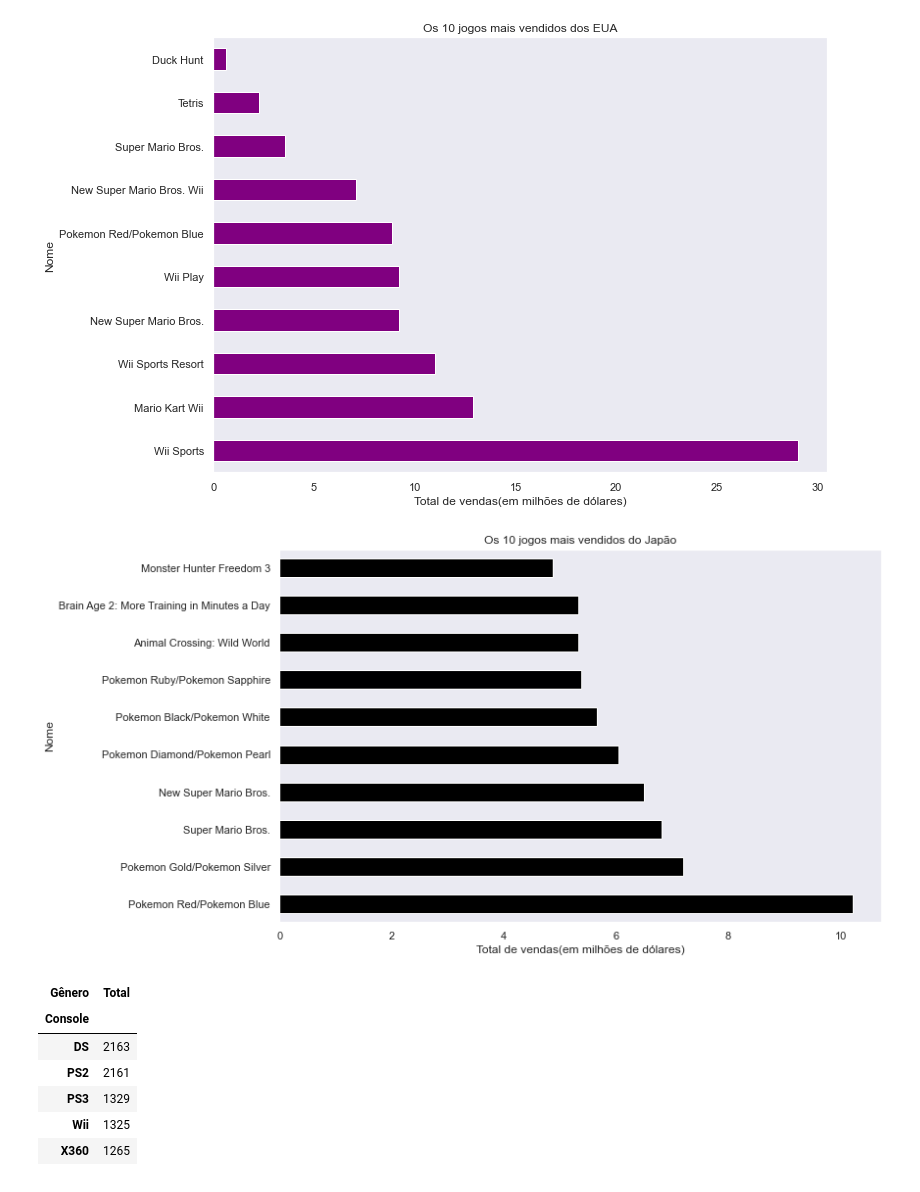
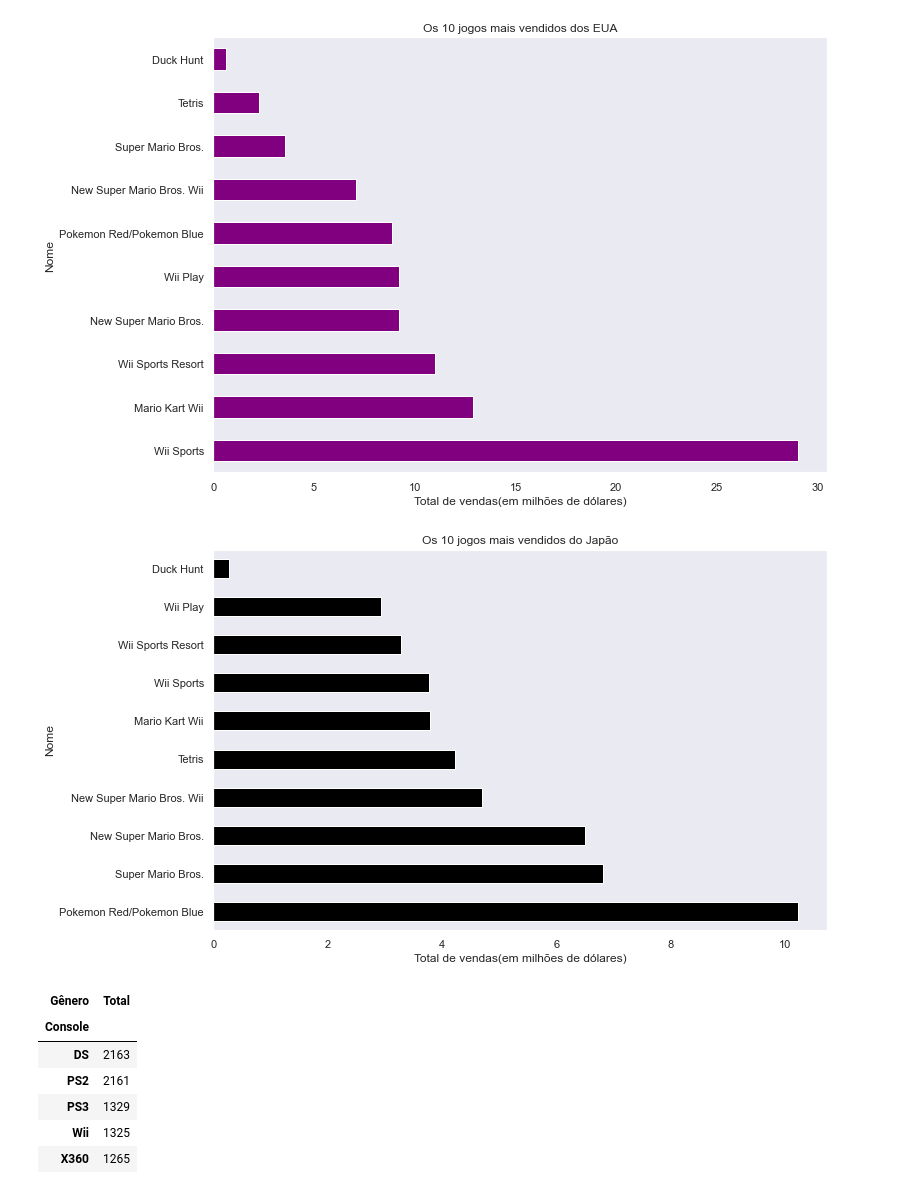
Before and after one commit to Sartorio12/analise_videogames, a Jupyter notebook: vendas_videogames.ipynb, the cells around one changed output. Cells and saved outputs as stored; diff of their text form; code cells hidden in the pictures.

```diff
--- a/vendas_videogames.ipynb
+++ b/vendas_videogames.ipynb
@@ -288,23 +280,15 @@ plt.show()
 # %% [output]
 [figure]
 # %%
-df4 = df.copy()
-# def deletando_japao(df4):
-#     del df4['Vendas América do Norte']
-#     del df4['Vendas EUA']
-#     del df4['Outras vendas']
-#     del df4['Vendas Global']
-# deletando_japao(df4)
-df4 = df4.sort_values(by=['Vendas Japão'], ascending=False).head(10)
 
-top_10_vendas = df4[['Nome','Vendas Japão']].head(10).set_index('Nome').sort_values('Vendas Japão', ascending=False)
-top_10_vendas.plot(kind='barh',figsize=(11,7),grid=False,color='black',legend=False)
+top_10_vendas2 = df[['Nome','Vendas Japão']].head(10).set_index('Nome').sort_values('Vendas Japão', ascending=False)
+top_10_vendas2.plot(kind='barh',figsize=(11,7),grid=False,color='black',legend=False)
 
 plt.title('Os 10 jogos mais vendidos do Japão')
 plt.xlabel('Total de vendas(em milhões de dólares)')
 plt.show()
 # %% [output]
-[figure, old version]
+[figure, new version]
 # %%
 # Criando uma tabela somente com consoles e venda total
 
```
Also changed, not shown: parts of 5 cells of this notebook.
